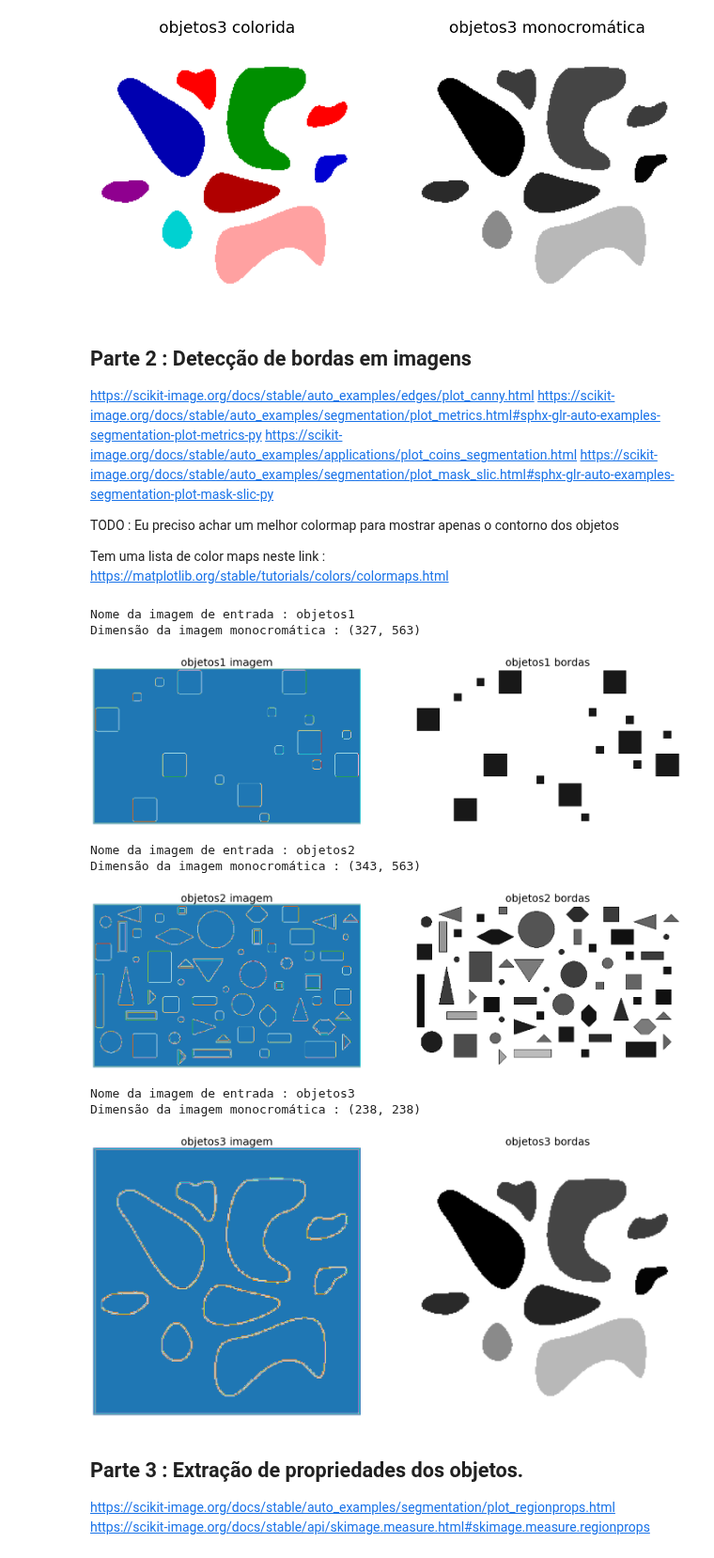
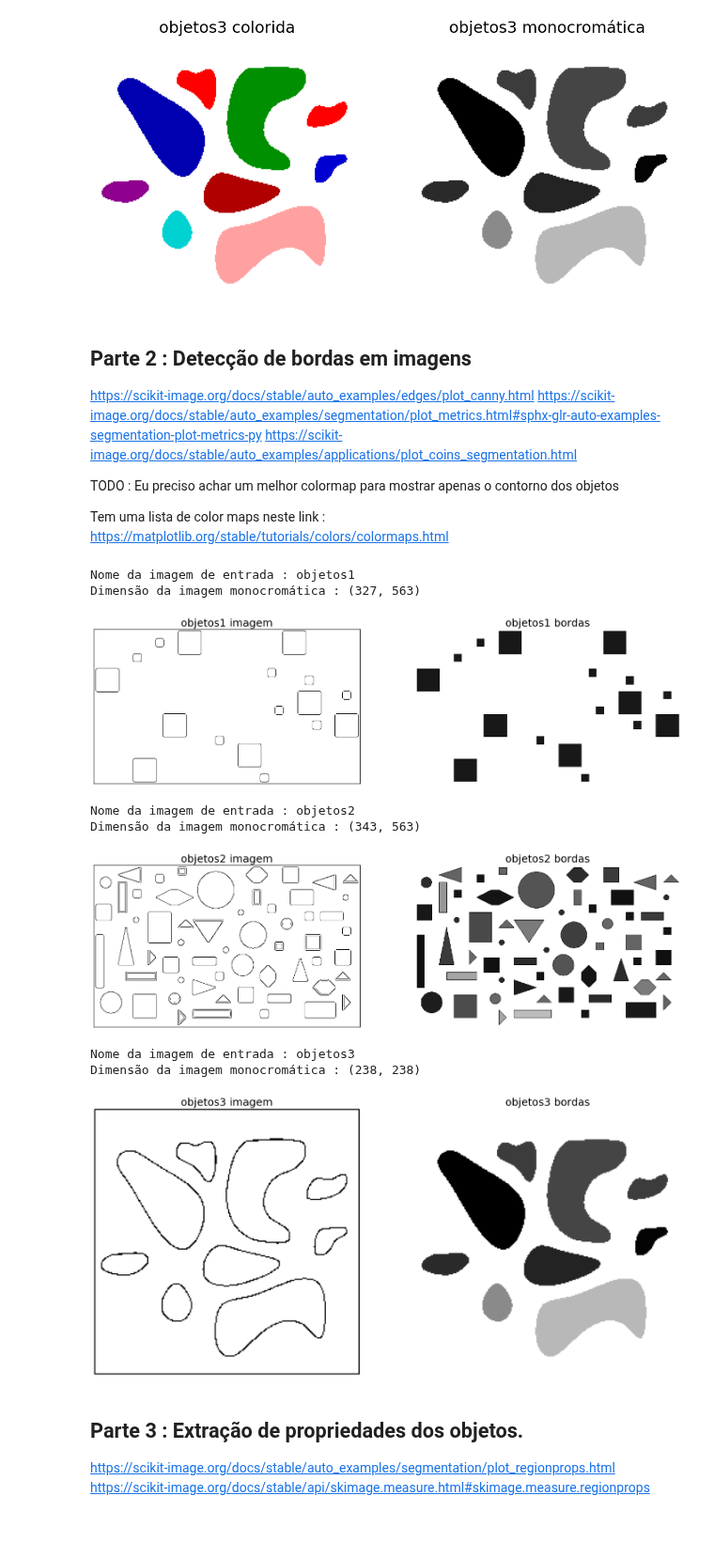
Before and after one commit to borin98/Introdu-o-ao-Processamento-de-Imagem-Digital, a Jupyter notebook: Trabalhos/Trabalho 4/Trabalho4Script.ipynb, the cells around one changed output. Shown at 94% size. Drawn from its saved outputs; the diff is of its cells as text; code cells hidden in the pictures; blank space fills up the shorter version.

```diff
--- a/Trabalhos/Trabalho 4/Trabalho4Script.ipynb
+++ b/Trabalhos/Trabalho 4/Trabalho4Script.ipynb
@@ -101,7 +101,7 @@ def plot_figures_in_line(first_img: np.ndarray, second_img: np.ndarray, title1:
         second_cmap = kwargs.pop("second_cmap")
 
     else:
-        second_cmap = "gray"
+        second_cmap = None
 
     fig, ax = plt.subplots(1, 2, figsize=figsize_val)
 
@@ -116,7 +116,12 @@ def plot_figures_in_line(first_img: np.ndarray, second_img: np.ndarray, title1:
     ax[0].set_title(title1, fontsize=fontsize_title)
 
     # Plot da imagem em tom de cinza
-    ax[1].imshow(second_img, cmap=second_cmap, vmin=second_img.min(), vmax=second_img.max())
+    if second_cmap is not None:
+        ax[1].imshow(second_img, cmap=second_cmap, vmin=second_img.min(), vmax=second_img.max())
+
+    else:
+        ax[1].imshow(second_img, vmin=second_img.min(), vmax=second_img.max())
+
     ax[1].set_title(title2, fontsize=fontsize_title)
 
     for a in ax:
@@ -128,7 +133,7 @@ def plot_figures_in_line(first_img: np.ndarray, second_img: np.ndarray, title1:
     plt.show()
 
 
-def extract_image_info(image: np.ndarray) -> pd.DataFrame:
+def extract_image_info(image: np.ndarray) -> tuple[pd.DataFrame, np.ndarray]:
     """
     Função que extrai as informações de área, perimetro, ecentricidade e solidez dos objetos de uma imagem e retorna
     um pandas dataframe que contém estas informações
@@ -142,13 +147,15 @@ def extract_image_info(image: np.ndarray) -> pd.DataFrame:
     """
 
     label_img = label(image) - 1
+    print("label_img max : {}".format(label_img.max()))
     props = regionprops_table(label_img, properties=("area",
                                                      "perimeter",
                                                      "eccentricity",
                                                      "solidity",
-                                                     "centroid"))
+                                                     "centroid",
+                                                     "moments"))
     df = pd.DataFrame(props)
-    return df
+    return df, label_img
 # %% [markdown]
 ## Parte 1 : Conversão de imagens no tom de cinza para a escala monocromática
 
@@ -172,7 +179,7 @@ libpng warning: iCCP: profile 'default_rgb.icc': 0h: PCS illuminant is not D50
 Agora,será feito uma célula que pega as imagens rgb e em escala de cinza e realiza o _plot_ das imagens
 # %%
 for gray_img, rgb_img, image_name in zip(gray_images, rgb_images, image_files_path):
-    # Manipulação da string para se obter
+    # Manipulação da string para se obter o nome do arquivo de imagem
     img_name = image_name.split("/")[-1].split(".")[0]
 
     print("Nome da imagem de entrada : {}".format(img_name))
@@ -183,6 +190,7 @@ for gray_img, rgb_img, image_name in zip(gray_images, rgb_images, image_files_pa
                          title2="{} monocromática".format(img_name),
                          save_dir="ResultadoImagens/ConversaoCores/",
                          save_fig="{}Convertida.png".format(img_name),
+                         second_cmap="gray",
                          figsize=(20, 20),
                          fontsize_title=30)
 # %% [output]
@@ -203,7 +211,6 @@ Dimensão da imagem rgb : (238, 238, 3)
 https://scikit-image.org/docs/stable/auto_examples/edges/plot_canny.html
 https://scikit-image.org/docs/stable/auto_examples/segmentation/plot_metrics.html#sphx-glr-auto-examples-segmentation-plot-metrics-py
 https://scikit-image.org/docs/stable/auto_examples/applications/plot_coins_segmentation.html
-https://scikit-image.org/docs/stable/auto_examples/segmentation/plot_mask_slic.html#sphx-glr-auto-examples-segmentation-plot-mask-slic-py
 
 TODO : Eu preciso achar um melhor colormap para mostrar apenas o contorno dos objetos
 
@@ -211,31 +218,34 @@ Tem  uma lista de color maps neste link : https://matplotlib.org/stable/tutorial
 # %%
 from skimage.feature import canny
 
 for gray_img, image_name in zip(gray_images, image_files_path):
-    # Manipulação da string para se obter
+    # Manipulação da string para se obter o nome do arquivo de imagem
     img_name = image_name.split("/")[-1].split(".")[0]
 
     print("Nome da imagem de entrada : {}".format(img_name))
     print("Dimensão da imagem monocromática : {}".format(gray_img.shape))
-    image_edges = canny(gray_img).astype(np.uint8)
+
+    # Subtraindo por 1 para deixar o fundo branco e as bordas dos objetos com preto
+    image_edges = 1 - canny(gray_img).astype(np.uint8)
 
     plot_figures_in_line(image_edges, gray_img, title1="{} imagem".format(img_name),
                          title2="{} bordas".format(img_name),
                          save_dir="ResultadoImagens/Contorno/",
                          save_fig="{}Contorno.png".format(img_name),
-                         first_cmap="tab20",
+                         first_cmap="gray",
+                         second_cmap="gray",
                          figsize=(25, 25),
                          fontsize_title=25)
 # %% [output]
 Nome da imagem de entrada : objetos1
 Dimensão da imagem monocromática : (327, 563)
-[figure, old version]
+[figure, new version]
 Nome da imagem de entrada : objetos2
 Dimensão da imagem monocromática : (343, 563)
-[figure, old version]
+[figure, new version]
 Nome da imagem de entrada : objetos3
 Dimensão da imagem monocromática : (238, 238)
-[figure, old version]
+[figure, new version]
 # %% [markdown]
 ## Parte 3 : Extração de propriedades dos objetos.
 https://scikit-image.org/docs/stable/auto_examples/segmentation/plot_regionprops.html
```
Also changed, not shown: parts of 2 cells of this notebook, 6 other files.
